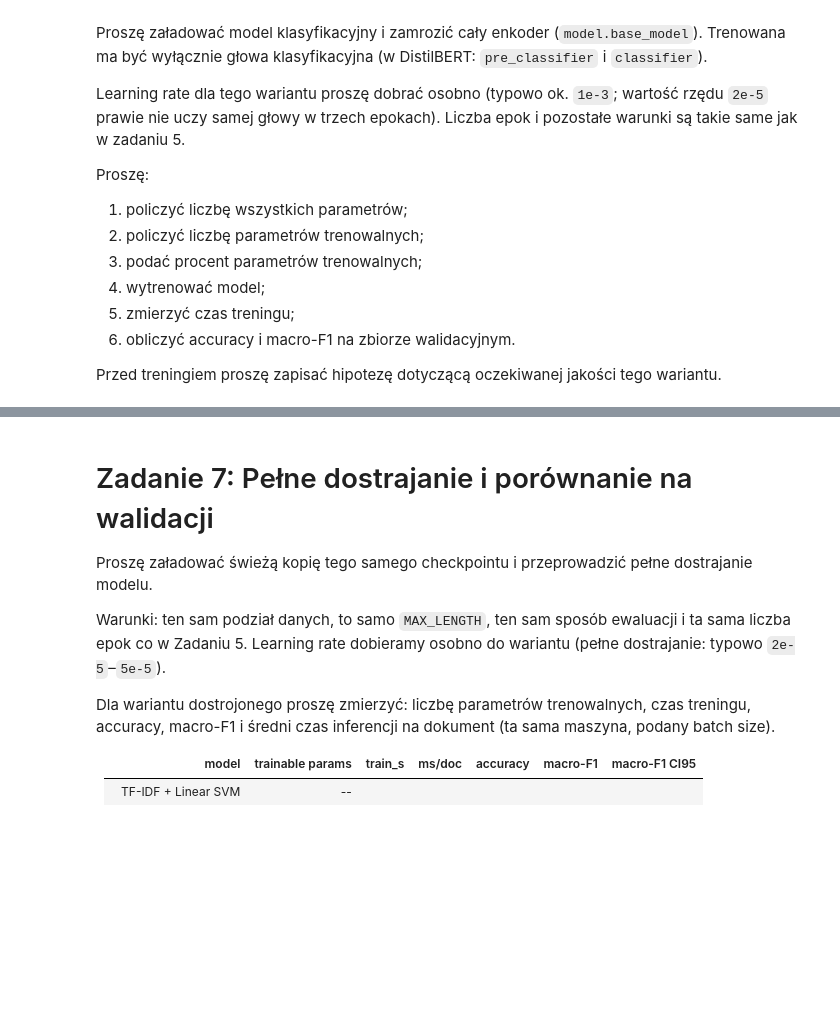
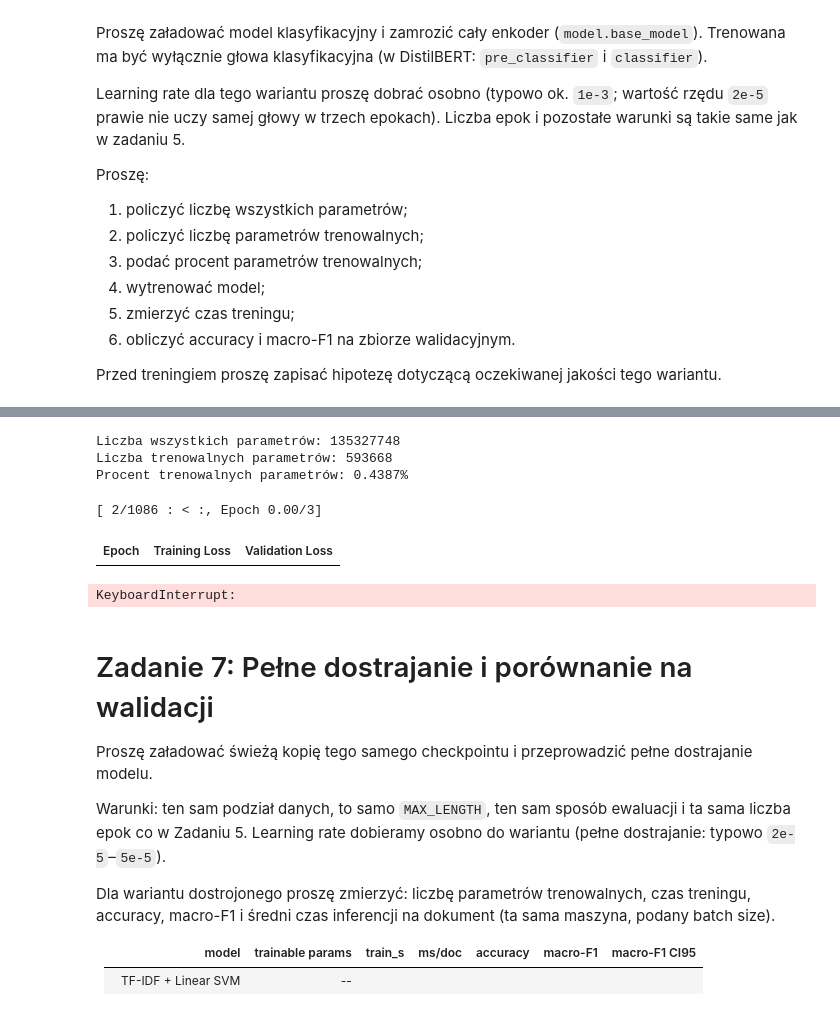
Before and after one commit to Monnkes/nlp, a Jupyter notebook: 004_Transformer_as_a_Model.ipynb, the cells around one changed output, grey strips where cells are left out. Drawn from its saved outputs; the diff is of its cells as text; code cells hidden in the pictures; blank space fills up the shorter version.

```diff
--- a/004_Transformer_as_a_Model.ipynb
+++ b/004_Transformer_as_a_Model.ipynb
@@ -599,0 +649,2 @@ Proszę zapisać użyte `MAX_LENGTH`, batch size, learning rate, liczbę epok, s
+# %%
+data_collator = DataCollatorWithPadding(tokenizer)
@@ -618,0 +747,31 @@ Przed treningiem proszę zapisać hipotezę dotyczącą oczekiwanej jakości teg
+# %%
+fr_model = AutoModelForSequenceClassification.from_pretrained(
+    MODEL_NAME, num_labels=len(CLASSES), label2id=label2id, id2label=id2label
+).to(DEVICE)
+
+for param in fr_model.base_model.parameters():
+    param.requires_grad = False
+
+fr_training_args = TrainingArguments(
+    output_dir="tmp_trainer",
+    num_train_epochs=EPOCHS,
+    per_device_train_batch_size=BATCH_SIZE,
+    per_device_eval_batch_size=32,
+    learning_rate=1e-3,
+    weight_decay=0.01,
+    warmup_steps=0.1,
+    eval_strategy="epoch",
+    save_strategy="no",
+    report_to="none",
+    seed=RANDOM_STATE,
+)
+
+fr_trainer = Trainer(
+    model=fr_model,
+    args=fr_training_args,
+    train_dataset=train_ds,
+    eval_dataset=val_ds,
+    data_collator=data_collator,
+    processing_class=tokenizer,
+    compute_metrics=compute_metrics,
+)
@@ -619,3 +795,30 @@ Przed treningiem proszę zapisać hipotezę dotyczącą oczekiwanej jakości teg
+# %%
+total_params = sum(p.numel() for p in fr_model.parameters())
+trainable_params = sum(p.numel() for p in fr_model.parameters() if p.requires_grad)
+trainable_fraction = trainable_params / total_params
+
+print(f"Liczba wszystkich parametrów: {total_params}")
+print(f"Liczba trenowalnych parametrów: {trainable_params}")
+print(f"Procent trenowalnych parametrów: {(trainable_fraction*100):.4f}%")
+# %% [output]
+Liczba wszystkich parametrów: 135327748
+Liczba trenowalnych parametrów: 593668
+Procent trenowalnych parametrów: 0.4387%
+# %%
+start = time.perf_counter()
+fr_trainer.train()
+fr_train_s = time.perf_counter() - start
+print(f"Czas treningu: {fr_train_s:.1f} s")
+
+fr_metrics = fr_trainer.evaluate()
+print(fr_metrics)
+
+fr_pred = fr_trainer.predict(val_ds)
+fr_val_preds = fr_pred.predictions.argmax(axis=-1)
+# %% [output]
+[ 2/1086 : < :, Epoch 0.00/3]
+| Epoch | Training Loss | Validation Loss |
+KeyboardInterrupt:
 # %% [markdown]
 # Zadanie 7: Pełne dostrajanie i porównanie na walidacji
 
```
Also changed, not shown: parts of 18 cells of this notebook.
